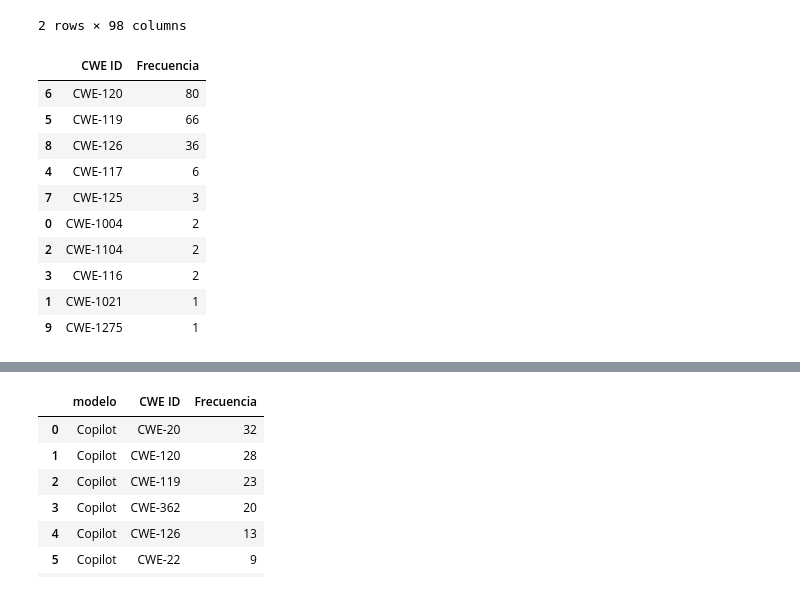
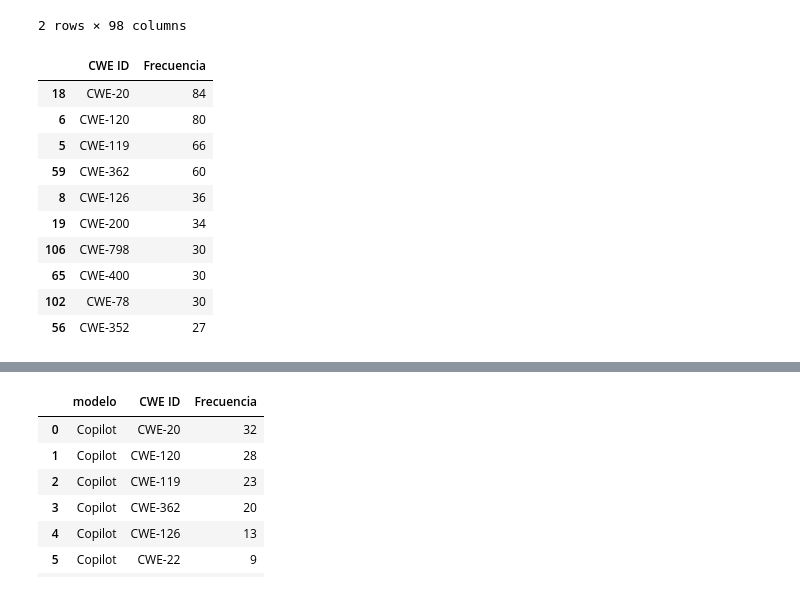
Before and after one commit to jmRiveraLR/Comparacion_Codigo_Generado_seguridad, a Jupyter notebook: src/analisis/analisis.ipynb, the cells around one changed output, grey strips where cells are left out. Drawn from its saved outputs; the diff is of its cells as text; code cells hidden in the pictures.

```diff
--- a/src/analisis/analisis.ipynb
+++ b/src/analisis/analisis.ipynb
@@ -248,18 +358,18 @@ cwe_distribucion
 2 rows × 98 columns
 # %%
     top_cwe_modelo = df_combinado.groupby('CWE ID').size().reset_index(name='Frecuencia')
-    top10 = top_cwe_modelo.head(10)
-    top10 = top10.sort_values(by='Frecuencia', ascending=False)
-    top10.head(10)
+
+    top_cwe_modelo = top_cwe_modelo.sort_values(by='Frecuencia', ascending=False)
+    top_cwe_modelo.head(10)
 # %% [output]
 |  | CWE ID | Frecuencia |
+| 18 | CWE-20 | 84 |
 | 6 | CWE-120 | 80 |
 | 5 | CWE-119 | 66 |
+| 59 | CWE-362 | 60 |
 | 8 | CWE-126 | 36 |
-| 4 | CWE-117 | 6 |
-| 7 | CWE-125 | 3 |
-| 0 | CWE-1004 | 2 |
-| 2 | CWE-1104 | 2 |
-| 3 | CWE-116 | 2 |
-| 1 | CWE-1021 | 1 |
-| 9 | CWE-1275 | 1 |
+| 19 | CWE-200 | 34 |
+| 106 | CWE-798 | 30 |
+| 65 | CWE-400 | 30 |
+| 102 | CWE-78 | 30 |
+| 56 | CWE-352 | 27 |
```
Also changed, not shown: parts of 82 cells of this notebook, 7 other files.
